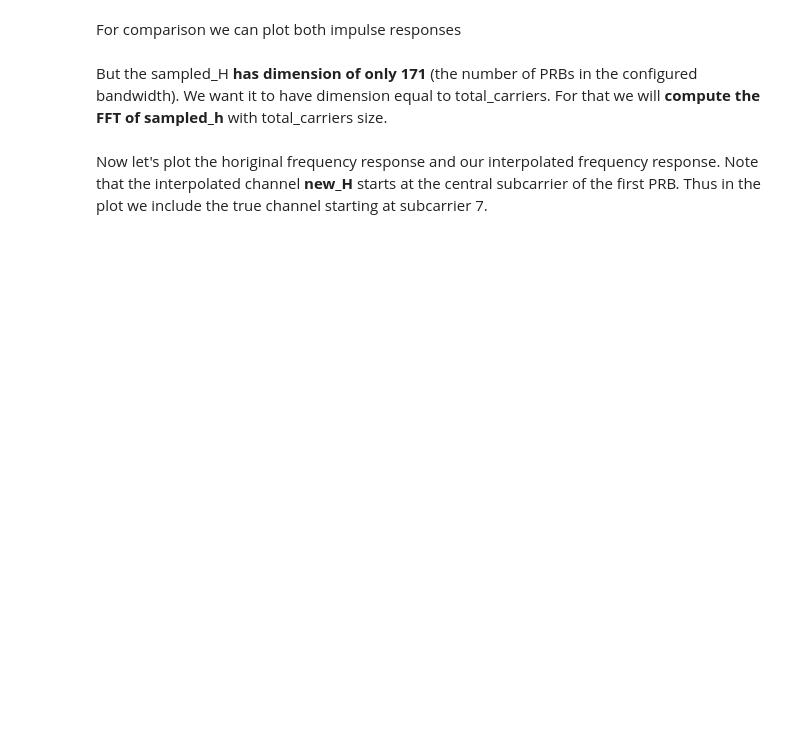
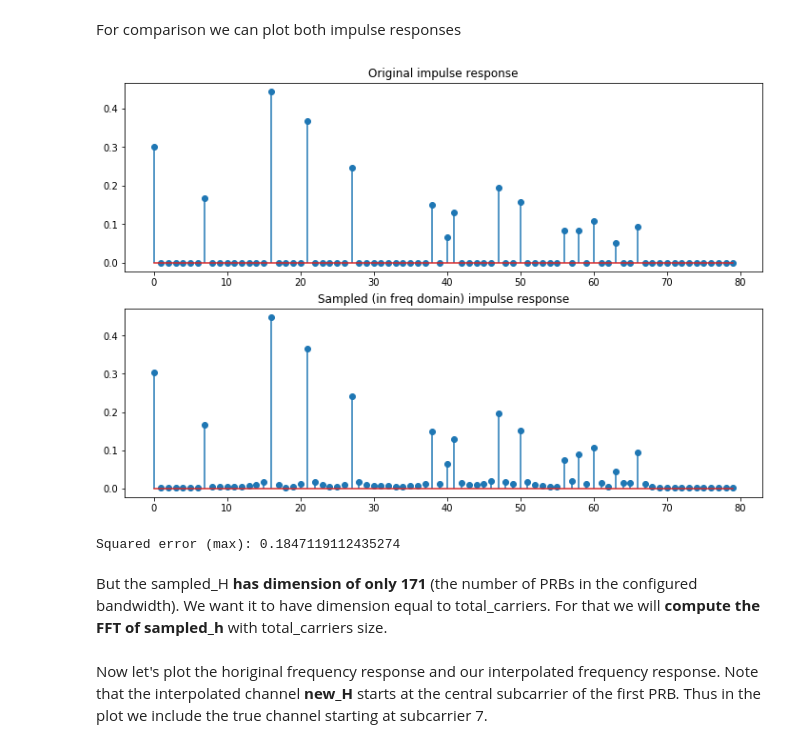
Before and after one commit to darcamo/pyphysim, a Jupyter notebook: ipython_notebooks/TDL_Channel_Frequency_Response.ipynb, the cells around one changed output. Cells and saved outputs as stored; diff of their text form; code cells hidden in the pictures; blank space fills up the shorter version.

```diff
--- a/ipython_notebooks/TDL_Channel_Frequency_Response.ipynb
+++ b/ipython_notebooks/TDL_Channel_Frequency_Response.ipynb
@@ -183,17 +201,20 @@ For comparison we can plot both impulse responses
 # %%
 # Note that h has 2048 elements but we now only the first ones are different from zero
 plt.figure(figsize=(12,8))
 plt.subplot(2,1,1)
-plt.stem(abs(h[0:80]))
+plt.stem(abs(h[0:80]), use_line_collection=True)
 plt.title('Original impulse response')
 plt.subplot(2,1,2)
-plt.stem(abs(sampled_h[0:80]))
+plt.stem(abs(sampled_h[0:80]), use_line_collection=True)
 plt.title('Sampled (in freq domain) impulse response')
 plt.show()
 
 # The error is not very high, but there is some error
 squared_error = np.max(np.abs(sampled_h[0:171] - h[0:171]))
 print("Squared error (max): {0}".format(squared_error))
+# %% [output]
+[figure, added]
+Squared error (max): 0.1847119112435274
 # %% [markdown]
 But the sampled_H **has dimension of only 171** (the number of PRBs in the configured bandwidth). We want it to have dimension equal to total_carriers. For that we will **compute the FFT of sampled_h** with total_carriers size.
 # %%
```
Also changed, not shown: parts of 12 cells of this notebook, 14 other files.
